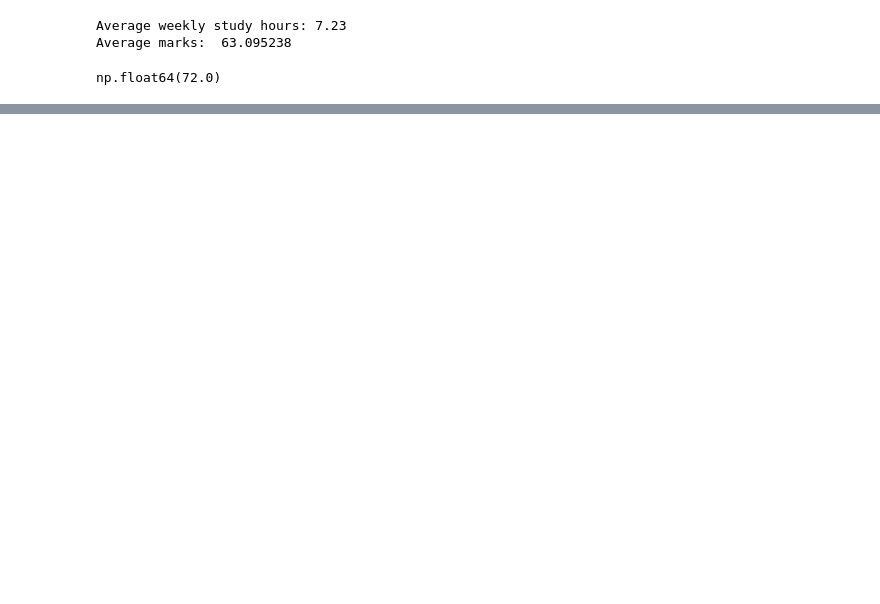
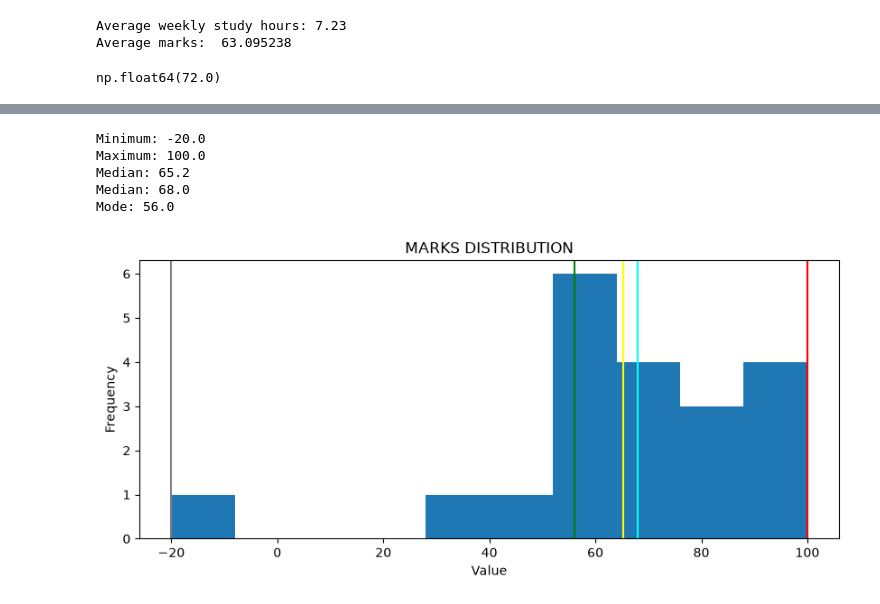
Before and after one commit to Eze-paul231/data-practical, a Jupyter notebook: data science practise.ipynb, the cells around one changed output, grey strips where cells are left out. Saved outputs shown, nothing was run; the diff lists cells and outputs as text; code cells hidden in the pictures; blank space fills up the shorter version.

```diff
--- a/data science practise.ipynb
+++ b/data science practise.ipynb
@@ -148,0 +229,33 @@ df_student = pd.concat([df_student, passed.rename('Passed')], axis=1)
+# %%
+Marks = df_student.Marks
+
+min_val = df_student.Marks.min()
+max_val = df_student.Marks.max()
+mean_val = df_student.Marks.mean()
+median_val = df_student.Marks.median()
+mode_val = df_student.Marks.mode()[0]
+
+print(f'Minimum: {min_val}\nMaximum: {max_val}\nMedian: {mean_val}\nMedian: {median_val}\nMode: {mode_val}')
+
+fig = plt.figure(figsize=(10, 4))
+
+plt.hist(Marks)
+
+plt.axvline(x=min_val, color='grey')
+plt.axvline(x=max_val, color='red')
+plt.axvline(mean_val, color='yellow')
+plt.axvline(median_val, color='cyan')
+plt.axvline(mode_val, color='green')
+
+plt.title('MARKS DISTRIBUTION')
+plt.xlabel('Value')
+plt.ylabel('Frequency')
+
+fig.show()
+# %% [output]
+Minimum: -20.0
+Maximum: 100.0
+Median: 65.2
+Median: 68.0
+Mode: 56.0
+[figure, added]
```
Also changed, not shown: parts of 11 cells of this notebook.
